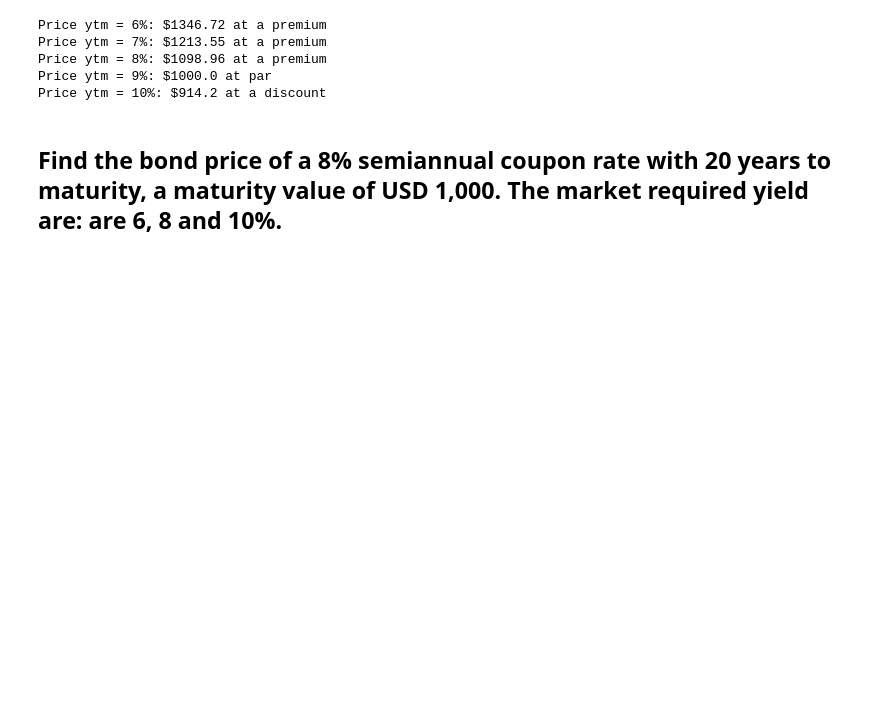
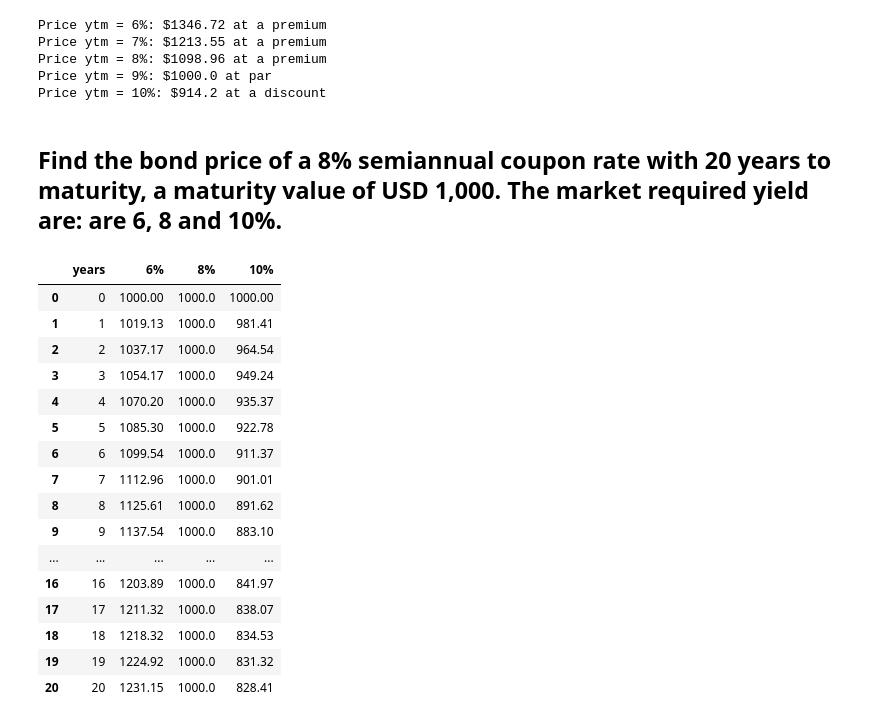
Before and after one commit to LopezMarioAlberto/FinancialMarketAnalysis, a Jupyter notebook: SensitivityBondPrices.ipynb, the cells around one changed output. Saved outputs shown, nothing was run; the diff lists cells and outputs as text; code cells hidden in the pictures; blank space fills up the shorter version.

```diff
--- a/SensitivityBondPrices.ipynb
+++ b/SensitivityBondPrices.ipynb
@@ -235,3 +238,42 @@ Price ytm = 9%: $1000.0 at par
 Price ytm = 10%: $914.2 at a discount
 # %% [markdown]
 ## Find the bond price of a 8% semiannual coupon rate with 20 years to maturity, a maturity value of USD 1,000. The market required yield are: are 6, 8 and 10%.
+# %%
+face_value = 1000
+coupon_rate_p = 8
+years_to_maturity = 20
+freq = 2
+
+ytm_p = [6, 8, 10]
+table = []
+rows = []
+for y in range(years_to_maturity + 1):
+  rows.append(y)
+  mry = [y]
+
+  for p in ytm_p:
+    price = bond_price(face_value, y, p, coupon_rate_p, freq)
+    mry.append(price)
+
+  table.append(mry)
+
+df_prices = pd.DataFrame(table, columns = ['years', '6%', '8%', '10%'])
+df_prices
+# %% [output]
+|  | years | 6% | 8% | 10% |
+| 0 | 0 | 1000.00 | 1000.0 | 1000.00 |
+| 1 | 1 | 1019.13 | 1000.0 | 981.41 |
+| 2 | 2 | 1037.17 | 1000.0 | 964.54 |
+| 3 | 3 | 1054.17 | 1000.0 | 949.24 |
+| 4 | 4 | 1070.20 | 1000.0 | 935.37 |
+| 5 | 5 | 1085.30 | 1000.0 | 922.78 |
+| 6 | 6 | 1099.54 | 1000.0 | 911.37 |
+| 7 | 7 | 1112.96 | 1000.0 | 901.01 |
+| 8 | 8 | 1125.61 | 1000.0 | 891.62 |
+| 9 | 9 | 1137.54 | 1000.0 | 883.10 |
+| ... | ... | ... | ... | ... |
+| 16 | 16 | 1203.89 | 1000.0 | 841.97 |
+| 17 | 17 | 1211.32 | 1000.0 | 838.07 |
+| 18 | 18 | 1218.32 | 1000.0 | 834.53 |
+| 19 | 19 | 1224.92 | 1000.0 | 831.32 |
+| 20 | 20 | 1231.15 | 1000.0 | 828.41 |
```
Also changed, not shown: parts of 8 cells of this notebook.
